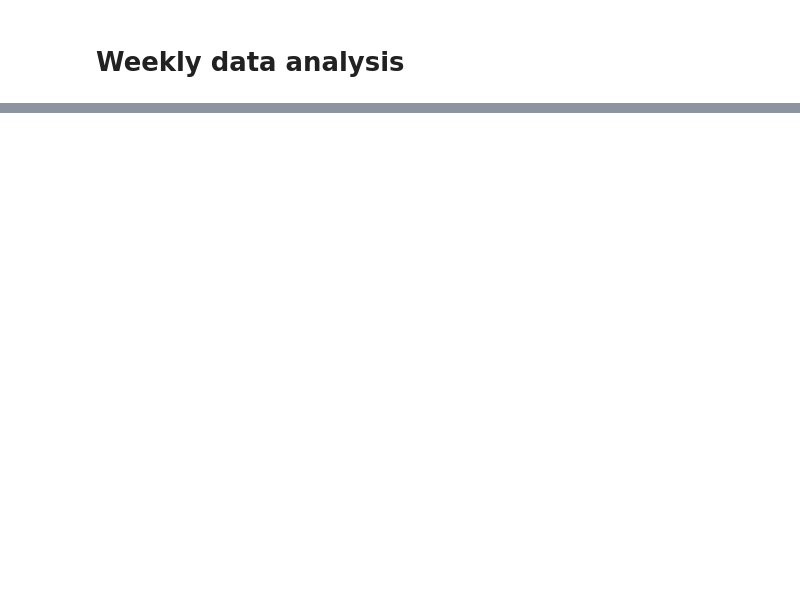
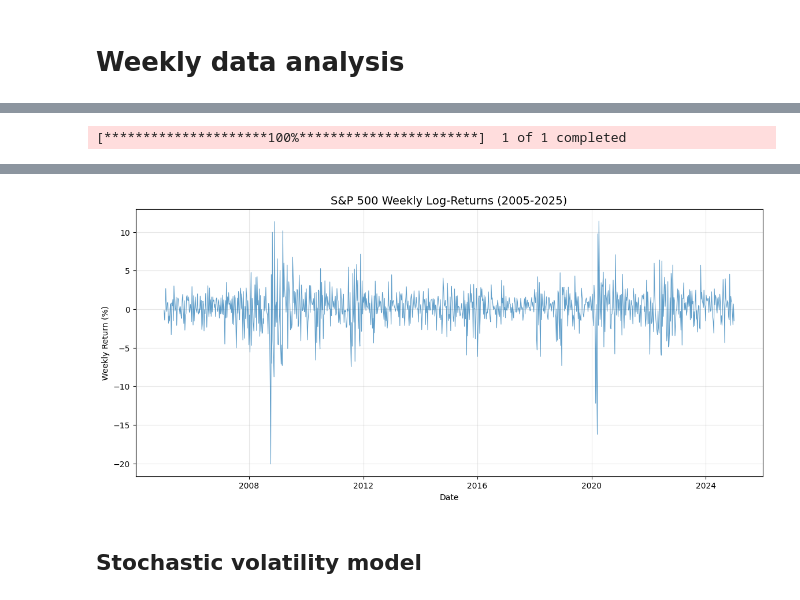
Before and after one commit to niccolo-s/AI_Programming_Project, a Jupyter notebook: code_v2.ipynb, the cells around one changed output, grey strips where cells are left out. Drawn from its saved outputs; the diff is of its cells as text; code cells hidden in the pictures; blank space fills up the shorter version.

```diff
--- a/code_v2.ipynb
+++ b/code_v2.ipynb
@@ -32,4 +8,0 @@ Std dev: 0.0206
-# %%
-# Set style
-sns.set_style("whitegrid")
-plt.rcParams['figure.figsize'] = (12, 6)
@@ -89,0 +9,46 @@ print("\n✓ Exploratory plots saved to 'plots/phase2_exploratory.png'")
+# %%
+import yfinance as yf
+import pandas as pd
+import numpy as np
+import matplotlib.pyplot as plt
+import arviz as az
+
+# 1. Download Data (S&P 500 ETF or Index)
+# ^GSPC is the S&P 500 index
+print("Downloading S&P 500 data (2005-2025)...")
+data = yf.download("^GSPC", start="2005-01-01", end="2025-01-01", interval="1wk")
+
+# 2. Preprocessing
+# Use 'Adj Close' if available, otherwise 'Close'
+price_col = 'Adj Close' if 'Adj Close' in data.columns else 'Close'
+prices = data[price_col]
+
+# Calculate Log Returns
+# r_t = ln(P_t / P_{t-1})
+returns = np.log(prices / prices.shift(1)).dropna()
+
+# Remove zero returns (rare artifacts in weekly data that can mess up log-vol)
+returns = returns[returns != 0]
+
+# We multiply by 100 to work with percentages, which is numerically more stable for PyMC
+# Also, in Financial Time Series / Stochastic Volatility models, multiplying by 100
+# (converting to percentages) is actually the standard convention (it has a physical meaning).
+returns_scaled = returns * 100
+
+print(f"\nData Shape: {returns_scaled.shape}")
+print(f"Start Date: {returns_scaled.index[0]}")
+print(f"End Date:   {returns_scaled.index[-1]}")
+
+# 3. Visualization
+plt.figure(figsize=(14, 6))
+plt.plot(returns_scaled, alpha=0.7, lw=0.8)
+plt.title("S&P 500 Weekly Log-Returns (2005-2025)", fontsize=14)
+plt.ylabel("Weekly Return (%)")
+plt.xlabel("Date")
+plt.grid(True, alpha=0.3)
+plt.show()
+
+# Prepare for PyMC
+y = returns_scaled.values
+dates = returns_scaled.index
+# %% [output]
@@ -89,0 +56 @@ print("\n✓ Exploratory plots saved to 'plots/phase2_exploratory.png'")
+[*********************100%***********************]  1 of 1 completed
@@ -89,0 +60,3 @@ print("\n✓ Exploratory plots saved to 'plots/phase2_exploratory.png'")
+[figure, added]
+# %% [markdown]
+## Stochastic volatility model
```
Also changed, not shown: parts of 49 cells of this notebook.
